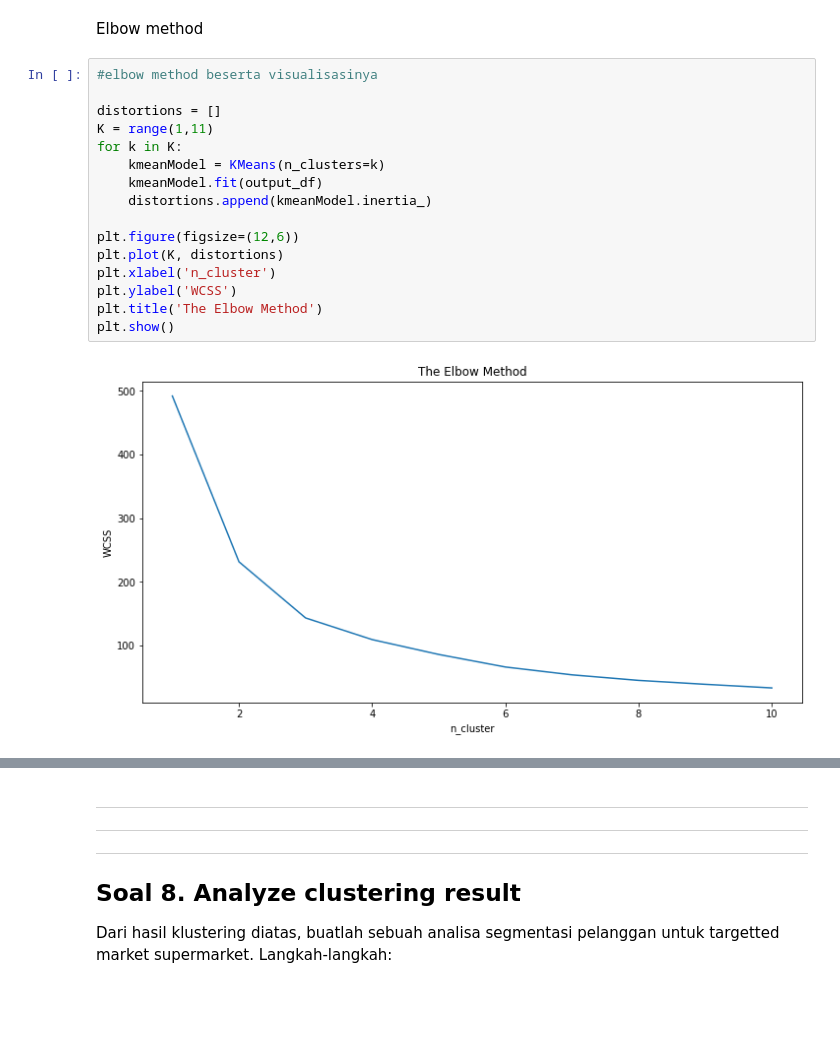
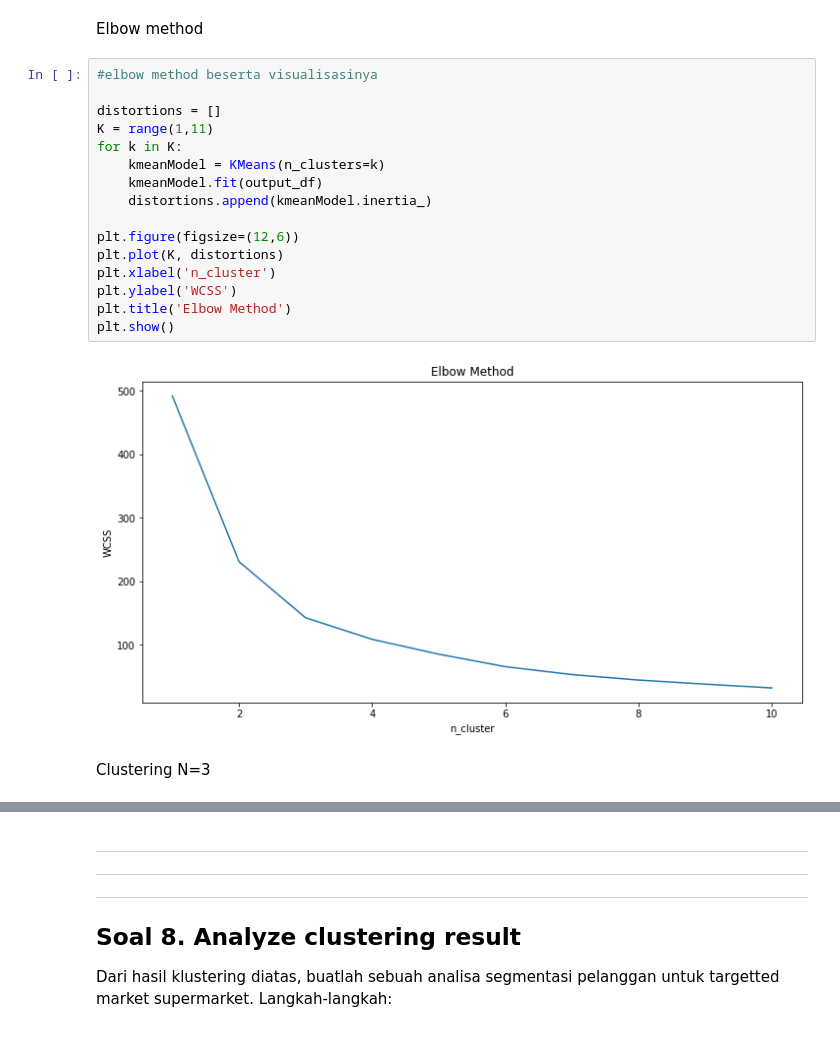
Before and after one commit to ighfirlyan/scikit-learn, a Jupyter notebook: mini_project.ipynb, the cells around one changed output, grey strips where cells are left out. Saved outputs shown, nothing was run; the diff lists cells and outputs as text; blank space fills up the shorter version.

```diff
--- a/mini_project.ipynb
+++ b/mini_project.ipynb
@@ -606,18 +634,20 @@ Elbow method
 # %%
 #elbow method beserta visualisasinya
 
 distortions = []
 K = range(1,11)
 for k in K:
     kmeanModel = KMeans(n_clusters=k)
     kmeanModel.fit(output_df)
     distortions.append(kmeanModel.inertia_)
 
 plt.figure(figsize=(12,6))
 plt.plot(K, distortions)
 plt.xlabel('n_cluster')
 plt.ylabel('WCSS')
-plt.title('The Elbow Method')
+plt.title('Elbow Method')
 plt.show()
 # %% [output]
-[figure, old version]
+[figure, new version]
+# %% [markdown]
+Clustering N=3
```
Also changed, not shown: parts of 22 cells of this notebook.
